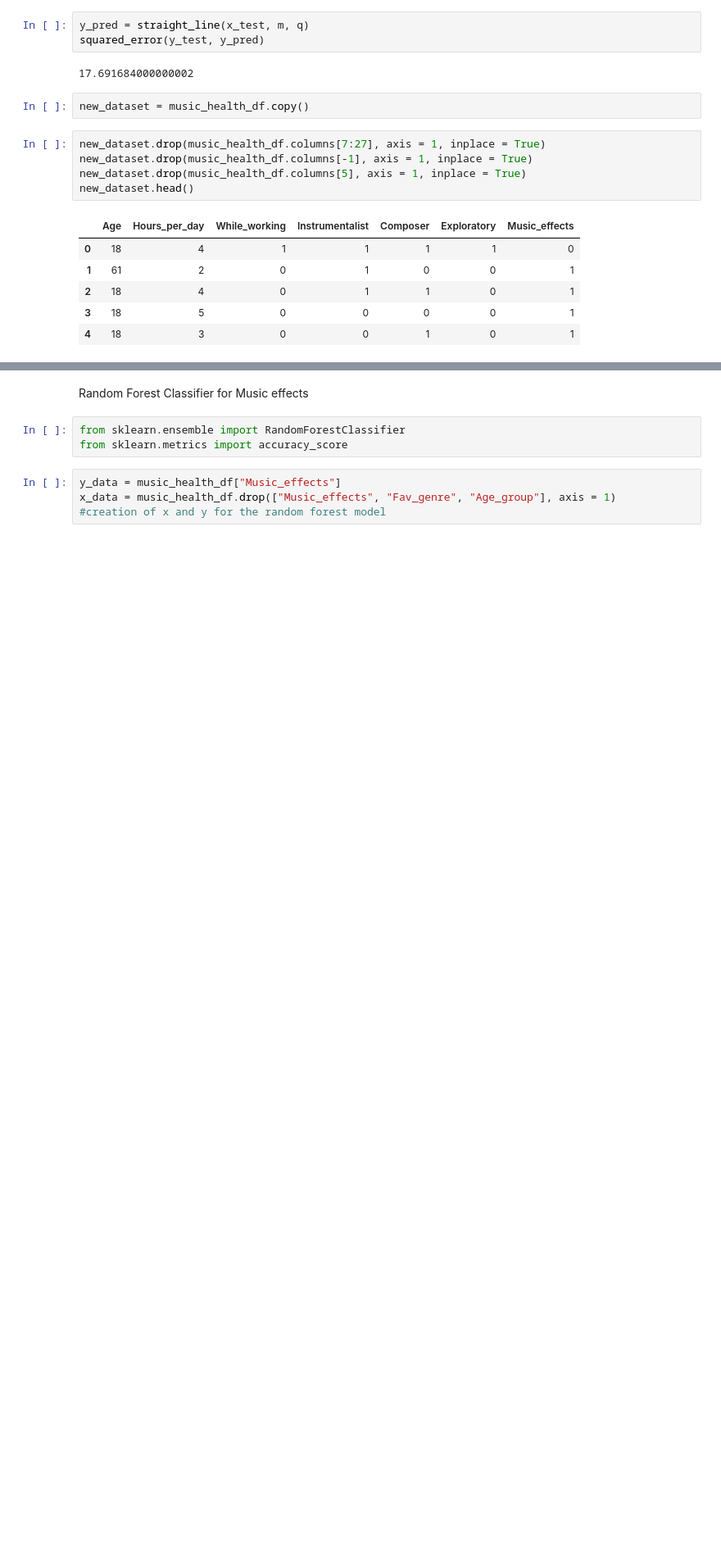
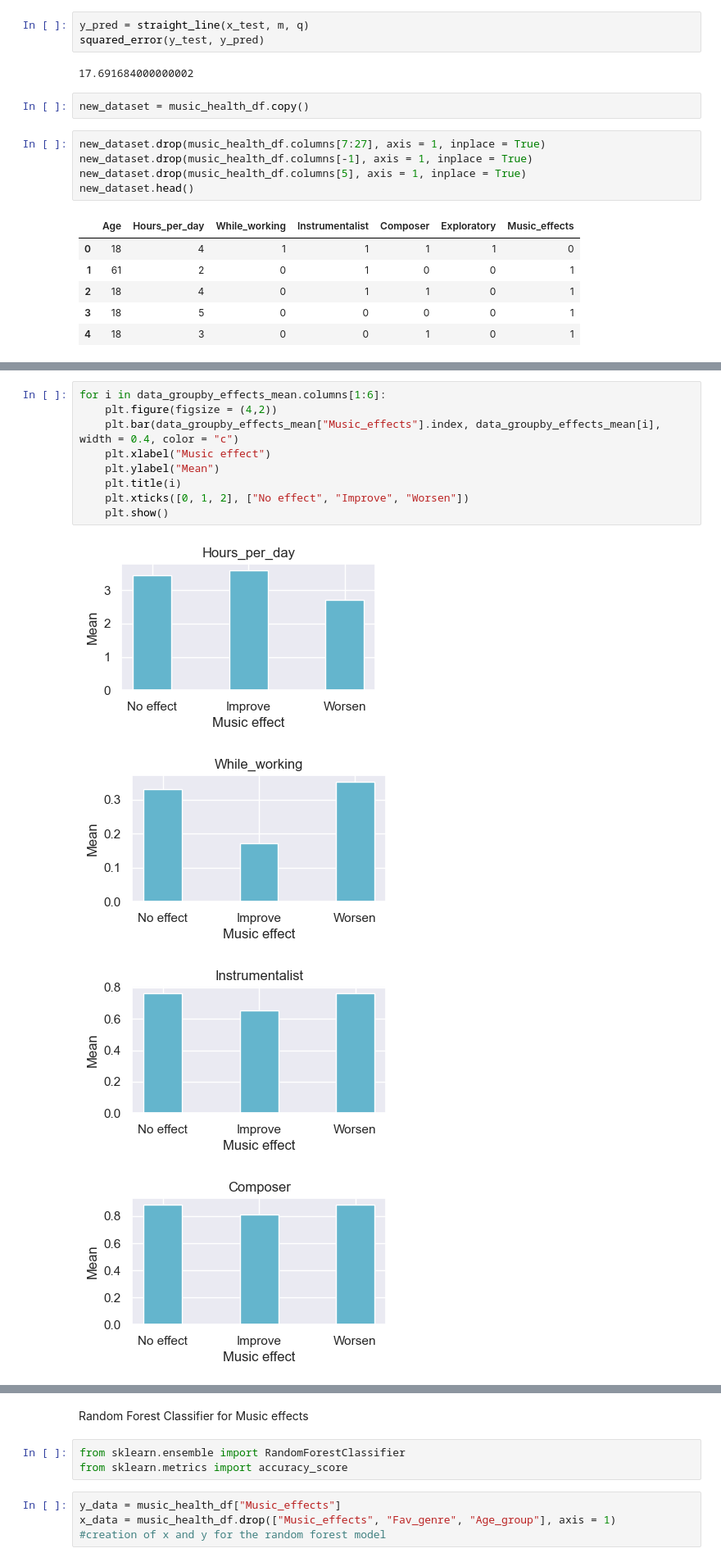
Before and after one commit to alessiasanfelici/Programming-2022-2023, a Jupyter notebook: Project_Programming (1).ipynb, the cells around one changed output, grey strips where cells are left out. Shown: that part at 82% size. Drawn from its saved outputs; the diff is of its cells as text; blank space fills up the shorter version.

```diff
--- a/Project_Programming (1).ipynb
+++ b/Project_Programming (1).ipynb
@@ -492,0 +530,14 @@ data_groupby_effects_sum
+# %%
+for i in data_groupby_effects_mean.columns[1:6]:
+    plt.figure(figsize = (4,2))
+    plt.bar(data_groupby_effects_mean["Music_effects"].index, data_groupby_effects_mean[i], width = 0.4, color = "c")
+    plt.xlabel("Music effect")
+    plt.ylabel("Mean")
+    plt.title(i)
+    plt.xticks([0, 1, 2], ["No effect", "Improve", "Worsen"])
+    plt.show()
+# %% [output]
+[figure, added]
+[figure, added]
+[figure, added]
+[figure, added]
```
Also changed, not shown: parts of 14 cells of this notebook, 1 other file.
